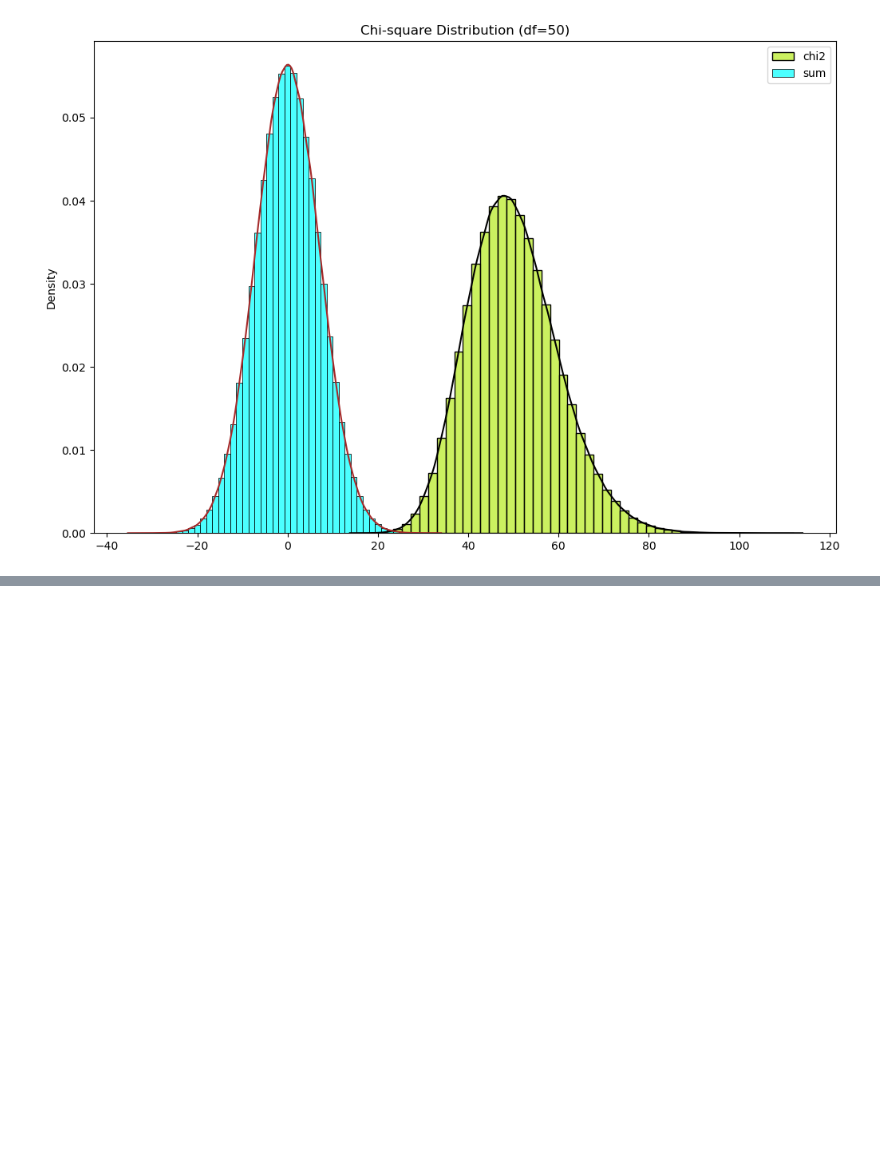
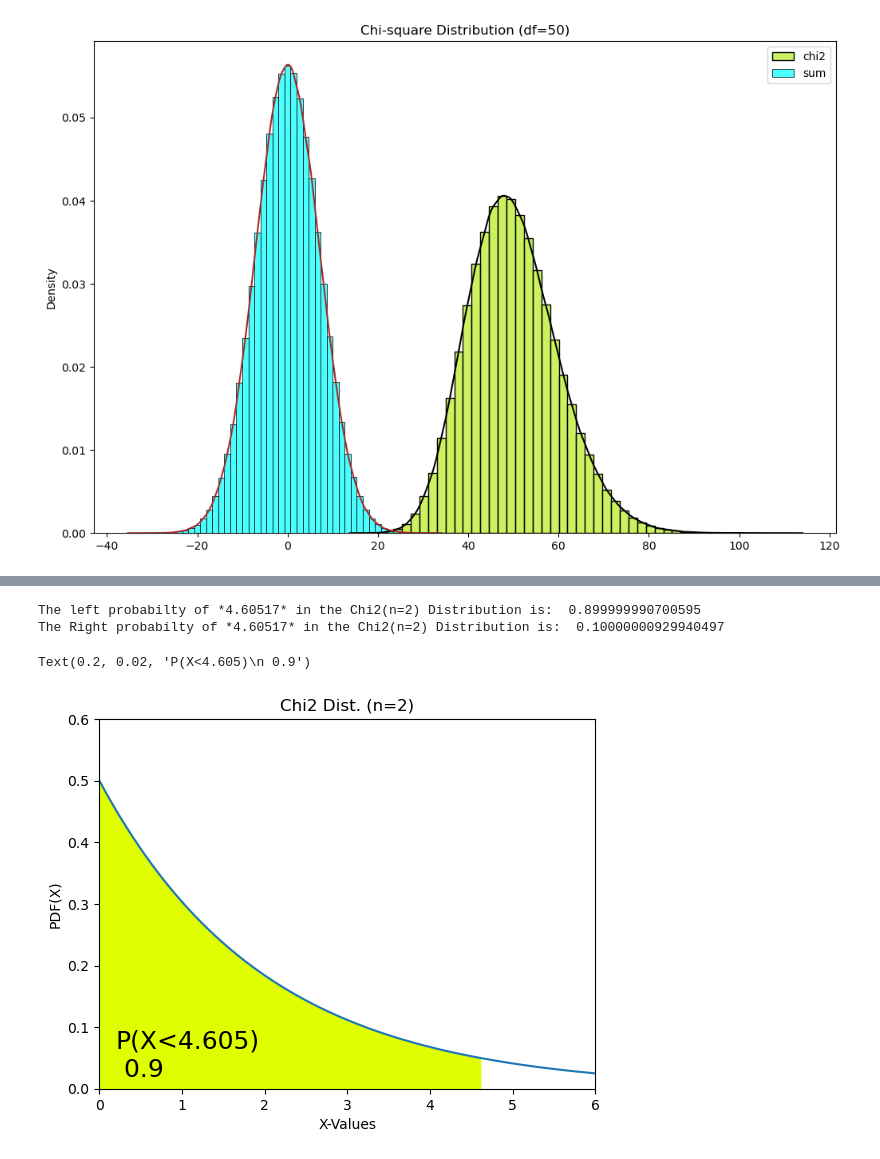
Before and after one commit to AugustinCablant/Statistics-and-Probability, a Jupyter notebook: Continuous Random Variables.ipynb, the cells around one changed output, grey strips where cells are left out. Saved outputs shown, nothing was run; the diff lists cells and outputs as text; code cells hidden in the pictures; blank space fills up the shorter version.

```diff
--- a/Continuous Random Variables.ipynb
+++ b/Continuous Random Variables.ipynb
@@ -318,0 +380,28 @@ Text(0.5, 1.0, 'Chi-square Distribution (df=50)')
+# %%
+X = 4.60517
+df = 2
+print(f'The left probabilty of *{X}* in the Chi2(n={df}) Distribution is: ', chi2.cdf(X,df))
+print(f'The Right probabilty of *{X}* in the Chi2(n={df}) Distribution is: ', chi2.sf(X,df))
+# %% [output]
+The left probabilty of *4.60517* in the Chi2(n=2) Distribution is:  0.899999990700595
+The Right probabilty of *4.60517* in the Chi2(n=2) Distribution is:  0.10000000929940497
+# %%
+fig, ax = plt.subplots()
+#Distribution curve
+x= np.arange(0, 6, 0.001)
+ax.plot(x, chi2.pdf(x, df))
+ax.set_title(f'Chi2 Dist. (n={df})')
+ax.set_xlabel('X-Values')
+ax.set_ylabel('PDF(X)')
+
+#Fill_between
+px=np.arange(0, X, 0.001)
+ax.set_ylim(0, 0.6)
+ax.set_xlim(0, 6)
+ax.fill_between(px, chi2.pdf(px, df), color='#DFFF00')
+
+prob = chi2.cdf(X, df)
+ax.text(0.2, 0.02, f'P(X<{np.round(X, 3)})\n {np.round(prob, 2)}', fontsize=18)
+# %% [output]
+Text(0.2, 0.02, 'P(X<4.605)\n 0.9')
+[figure, added]
```
Also changed, not shown: parts of 25 cells of this notebook.
